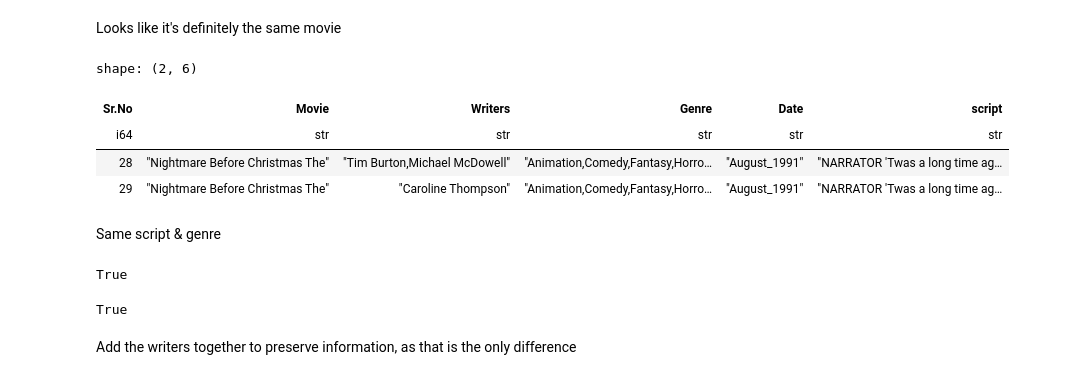
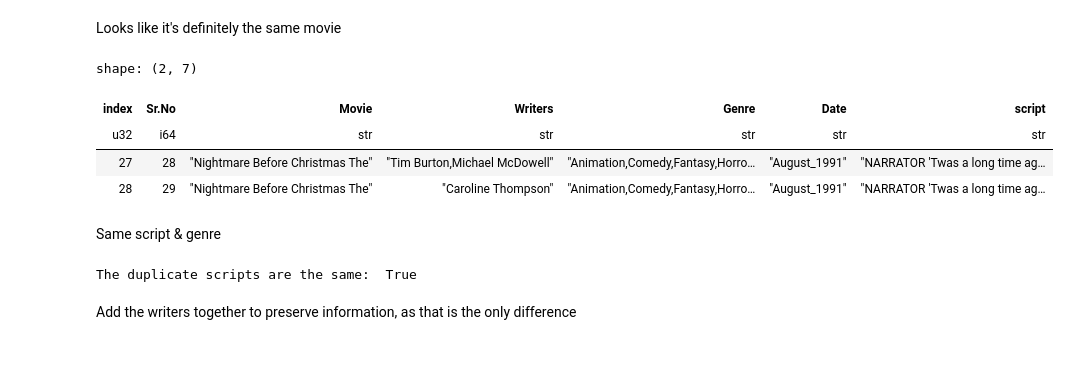
Before and after one commit to award96/Movie-Script-Vector-Search, a Jupyter notebook: 1-eda-and-cleaning.ipynb, the cells around one changed output. Drawn from its saved outputs; the diff is of its cells as text; code cells hidden in the pictures.

```diff
--- a/1-eda-and-cleaning.ipynb
+++ b/1-eda-and-cleaning.ipynb
@@ -46,24 +46,23 @@ print(df["Movie"].n_unique())
 # %% [markdown]
 Looks like it's definitely the same movie
 # %%
-dupd = df.filter(df["Movie"].is_duplicated())
+dupd = df.with_row_index().filter(df["Movie"].is_duplicated())
 dupd
 # %% [output]
-shape: (2, 6)
+shape: (2, 7)
-| Sr.No | Movie | Writers | Genre | Date | script |
-| i64 | str | str | str | str | str |
-| 28 | "Nightmare Before Christmas The" | "Tim Burton,Michael McDowell" | "Animation,Comedy,Fantasy,Horro… | "August_1991" | "NARRATOR 'Twas a long time ag… |
-| 29 | "Nightmare Before Christmas The" | "Caroline Thompson" | "Animation,Comedy,Fantasy,Horro… | "August_1991" | "NARRATOR 'Twas a long time ag… |
+| index | Sr.No | Movie | Writers | Genre | Date | script |
+| u32 | i64 | str | str | str | str | str |
+| 27 | 28 | "Nightmare Before Christmas The" | "Tim Burton,Michael McDowell" | "Animation,Comedy,Fantasy,Horro… | "August_1991" | "NARRATOR 'Twas a long time ag… |
+| 28 | 29 | "Nightmare Before Christmas The" | "Caroline Thompson" | "Animation,Comedy,Fantasy,Horro… | "August_1991" | "NARRATOR 'Twas a long time ag… |
 # %% [markdown]
 Same script & genre
-# %%
-dupd["script"][0] == dupd["script"][1]
-# %% [output]
-True
-# %%
-dupd["Genre"][0] == dupd["Genre"][1]
-# %% [output]
-True
+# %%
+print(
+    "The duplicate scripts are the same: ",
+    dupd[0, "script"] == dupd[1, "script"]
+)
+# %% [output]
+The duplicate scripts are the same:  True
 # %% [markdown]
 Add the writers together to preserve information, as that is the only difference
 # %%
```
Also changed, not shown: parts of 7 cells of this notebook.
